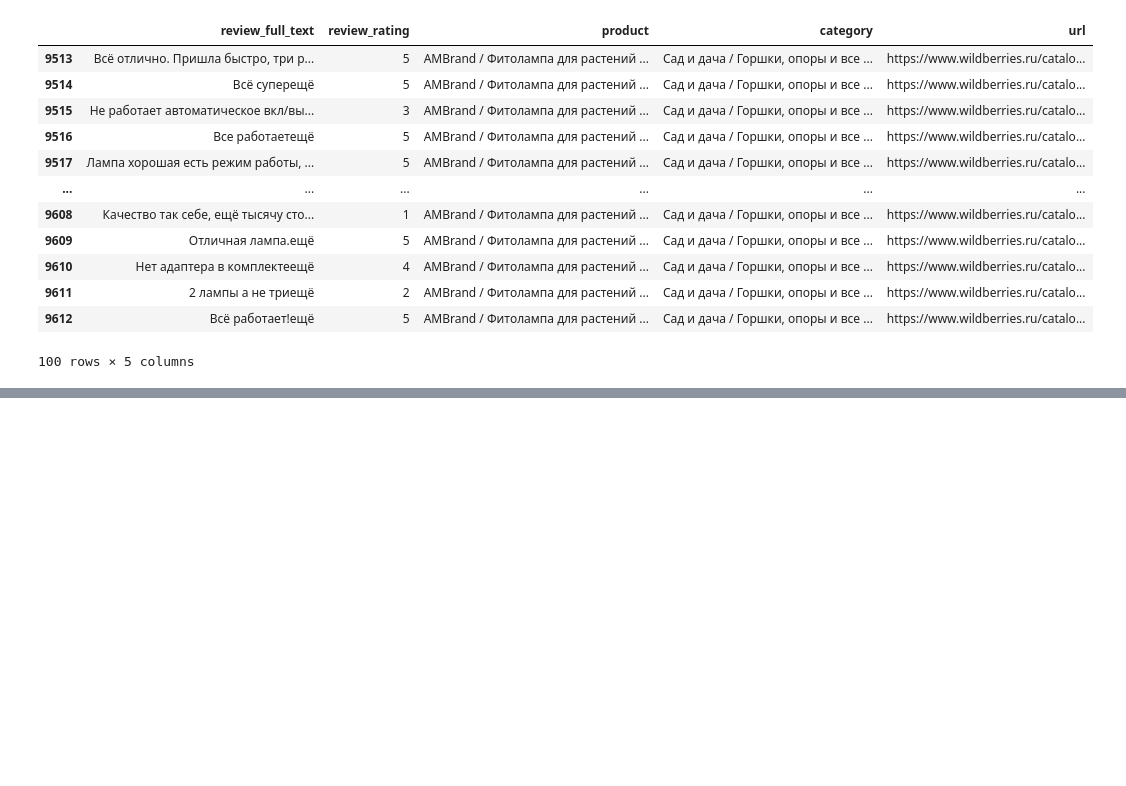
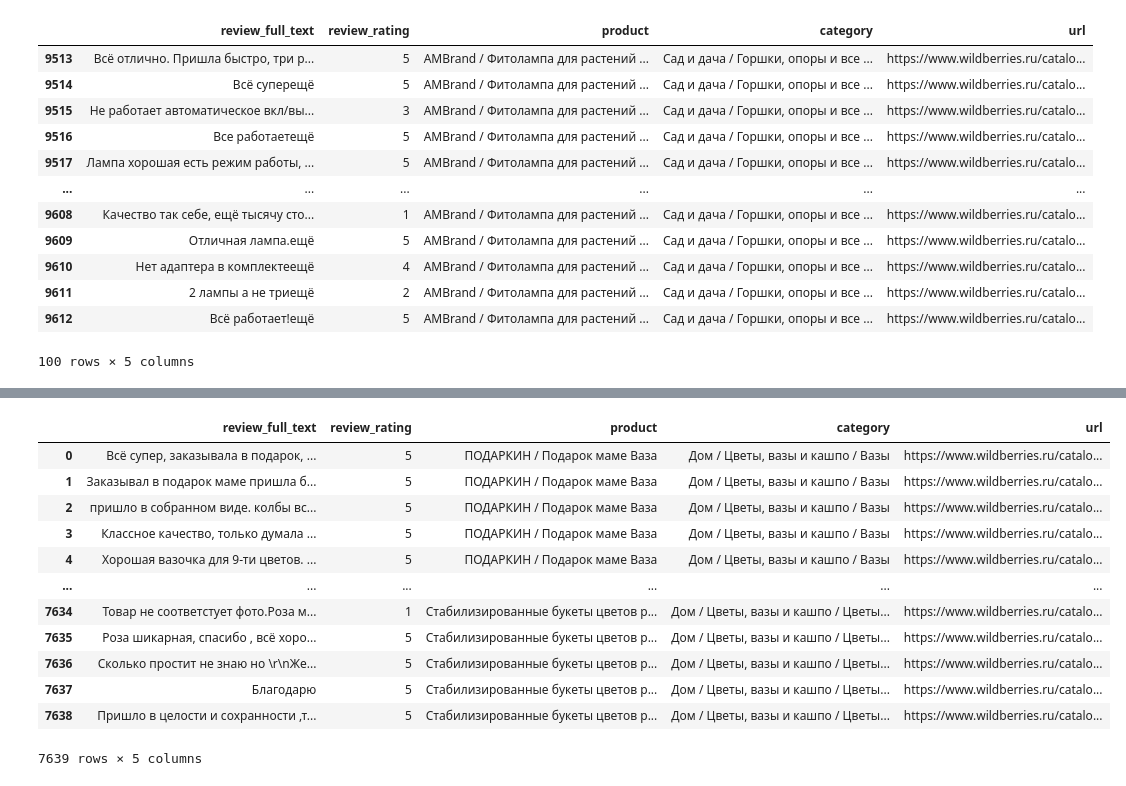
Before and after one commit to Frame24/WB_Parse, a Jupyter notebook: html_page_saver.ipynb, the cells around one changed output, grey strips where cells are left out. Cells and saved outputs as stored; diff of their text form; code cells hidden in the pictures; blank space fills up the shorter version.

```diff
--- a/html_page_saver.ipynb
+++ b/html_page_saver.ipynb
@@ -412,0 +451,16 @@ temp_gb[0]
+# %%
+pd.read_csv("./data/неразмеченный_Дом_цветы_вазы_и_кашпо.csv")
+# %% [output]
+|  | review_full_text | review_rating | product | category | url |
+| 0 | Всё супер, заказывала в подарок, ... | 5 | ПОДАРКИН / Подарок маме Ваза | Дом / Цветы, вазы и кашпо / Вазы | https://www.wildberries.ru/catalo... |
+| 1 | Заказывал в подарок маме пришла б... | 5 | ПОДАРКИН / Подарок маме Ваза | Дом / Цветы, вазы и кашпо / Вазы | https://www.wildberries.ru/catalo... |
+| 2 | пришло в собранном виде. колбы вс... | 5 | ПОДАРКИН / Подарок маме Ваза | Дом / Цветы, вазы и кашпо / Вазы | https://www.wildberries.ru/catalo... |
+| 3 | Классное качество, только думала ... | 5 | ПОДАРКИН / Подарок маме Ваза | Дом / Цветы, вазы и кашпо / Вазы | https://www.wildberries.ru/catalo... |
+| 4 | Хорошая вазочка для 9-ти цветов. ... | 5 | ПОДАРКИН / Подарок маме Ваза | Дом / Цветы, вазы и кашпо / Вазы | https://www.wildberries.ru/catalo... |
+| ... | ... | ... | ... | ... | ... |
+| 7634 | Товар не соответстует фото.Роза м... | 1 | Стабилизированные букеты цветов р... | Дом / Цветы, вазы и кашпо / Цветы... | https://www.wildberries.ru/catalo... |
+| 7635 | Роза шикарная, спасибо , всё хоро... | 5 | Стабилизированные букеты цветов р... | Дом / Цветы, вазы и кашпо / Цветы... | https://www.wildberries.ru/catalo... |
+| 7636 | Сколько простит не знаю но \r\nЖе... | 5 | Стабилизированные букеты цветов р... | Дом / Цветы, вазы и кашпо / Цветы... | https://www.wildberries.ru/catalo... |
+| 7637 | Благодарю | 5 | Стабилизированные букеты цветов р... | Дом / Цветы, вазы и кашпо / Цветы... | https://www.wildberries.ru/catalo... |
+| 7638 | Пришло в целости и сохранности ,т... | 5 | Стабилизированные букеты цветов р... | Дом / Цветы, вазы и кашпо / Цветы... | https://www.wildberries.ru/catalo... |
+7639 rows × 5 columns
```
Also changed, not shown: parts of 4 cells of this notebook, 1 other file.
